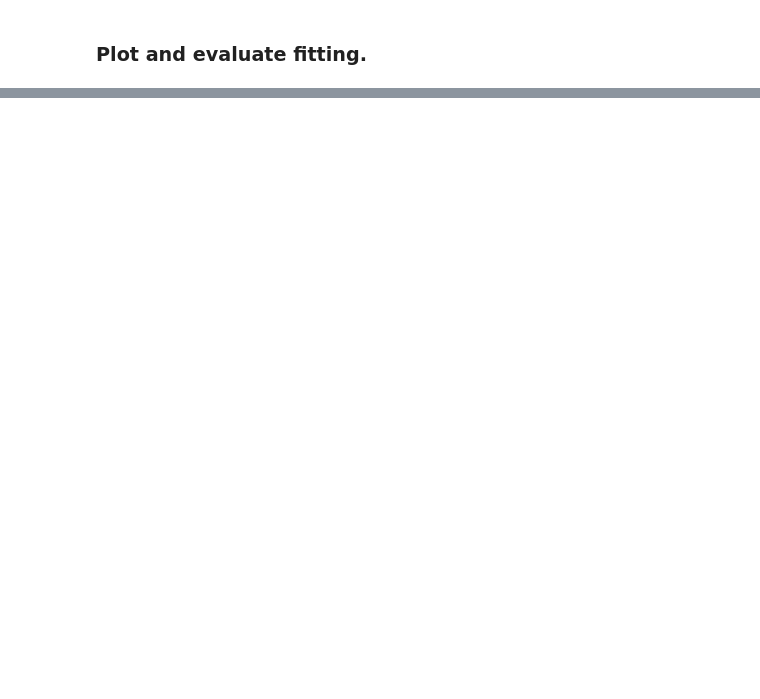
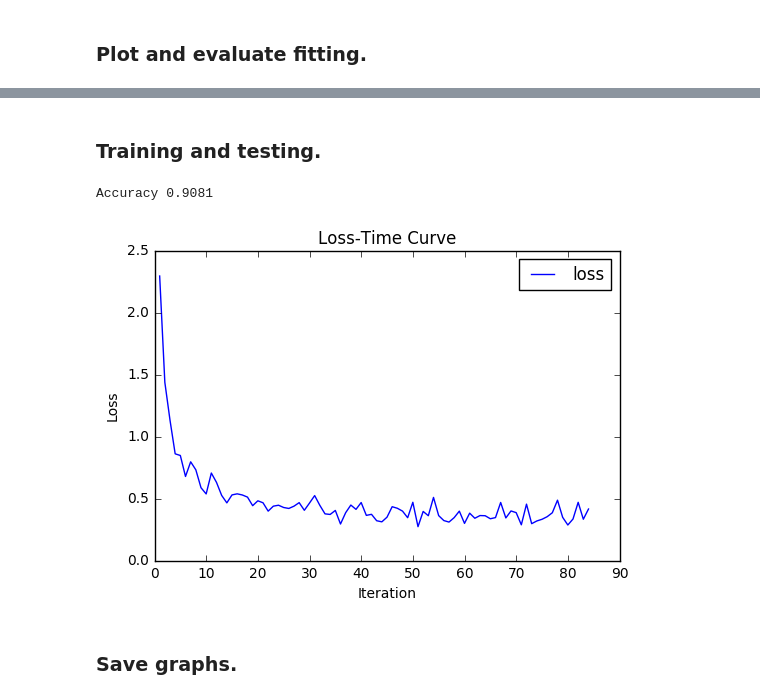
Before and after one commit to BorisPolonsky/LearningTensorFlow, a Jupyter notebook: LinearRegression/LinearRegression.ipynb, the cells around one changed output, grey strips where cells are left out. Drawn from its saved outputs; the diff is of its cells as text; code cells hidden in the pictures; blank space fills up the shorter version.

```diff
--- a/LinearRegression/LinearRegression.ipynb
+++ b/LinearRegression/LinearRegression.ipynb
@@ -126,0 +140,52 @@ plt.show()
+# %%
+learning_rate=0.01
+batch_size=128
+n_epochs=25
+X=tf.placeholder(dtype=tf.float32,name="X",shape=[batch_size,784])
+Y=tf.placeholder(dtype=tf.float32,name="Y",shape=[batch_size,10])
+W=tf.Variable(tf.random_normal(shape=[784,10],stddev=0.01),name="weight")
+b=tf.Variable(0.0,name="bias")
+outln=tf.matmul(X,W)+b
+entropy=tf.nn.softmax_cross_entropy_with_logits(logits=outln,labels=Y)
+loss=tf.reduce_mean(entropy)
+optimizer=tf.train.GradientDescentOptimizer(learning_rate=learning_rate).minimize(loss)
+# %% [markdown]
+### Training and testing.
+# %%
+pltLossY=[]
+with tf.Session() as sess:
+    #Training
+    sess.run(tf.global_variables_initializer())
+    n_batches=int(MNIST.train.num_examples/batch_size)
+    for i in range(n_epochs):
+        for j in range(n_batches):
+            X_batch,Y_batch=MNIST.train.next_batch(batch_size=batch_size)
+            _,loss_val=sess.run([optimizer,loss],feed_dict={X:X_batch,Y:Y_batch})
+            pltLossY.append(loss_val)
+    #Testing
+    n_batches=int(MNIST.test.num_examples/batch_size)
+    total_correct_preds = 0
+    for i in range (n_batches):
+        X_batch,Y_batch=MNIST.test.next_batch(batch_size)
+        preds=sess.run(outln,feed_dict={X:X_batch,Y:Y_batch})
+        #preds=tf.nn.softmax(preds)
+        correct_preds=tf.equal(tf.argmax(preds,1),tf.argmax(Y_batch,1 ))
+        batch_correct_preds=tf.reduce_sum(tf.cast(correct_preds,tf.float32)) # similar
+        #to numpy.count_nonzero(boolarray) :(
+        total_correct_preds+=sess.run(batch_correct_preds)
+#Print accuracy
+print("Accuracy {0}".format(total_correct_preds/MNIST.test.num_examples))
+pltLossY=[enum[1] for enum in enumerate(pltLossY) if enum[0]%batch_size==0]
+pltLossY=np.array(pltLossY)
+pltLossX=np.arange(1,np.shape(pltLossY)[0]+1,1)
+plt.plot(pltLossX,pltLossY,label="loss",color="blue")
+plt.xlabel("Iteration")
+plt.ylabel("Loss")
+plt.title("Loss-Time Curve")
+plt.legend()
+plt.show()
+# %% [output]
+Accuracy 0.9081
+[figure, added]
+# %% [markdown]
+### Save graphs.
```
Also changed, not shown: parts of 8 cells of this notebook.
